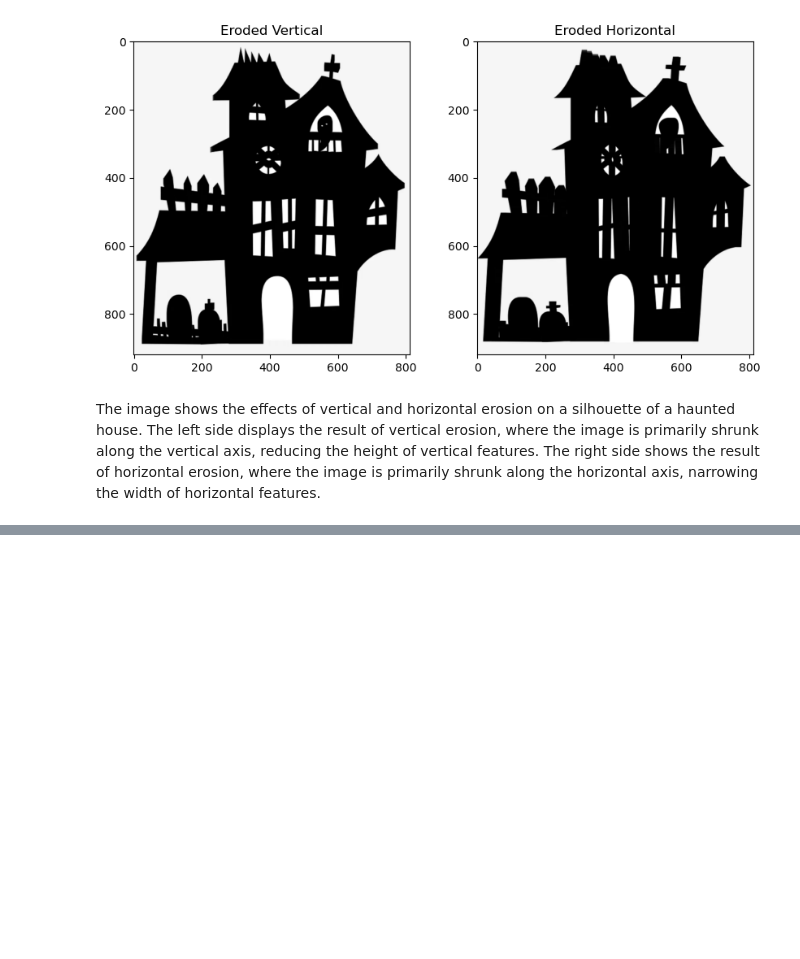
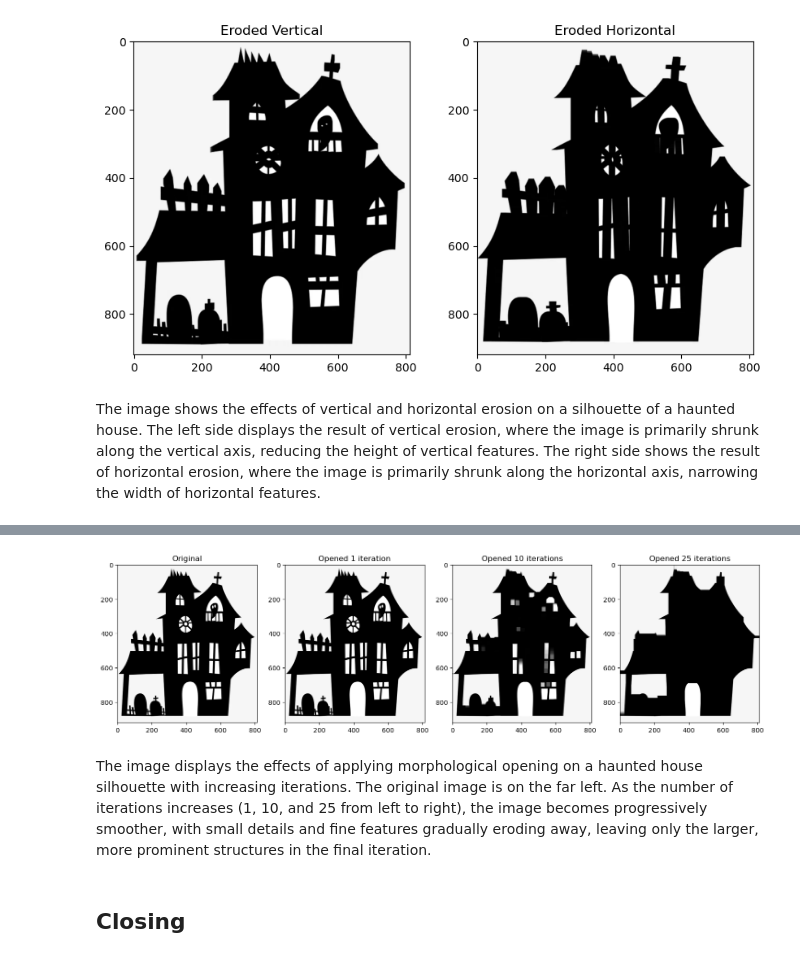
Before and after one commit to jacob-cunningham-ds/ece_2390, a Jupyter notebook: notes/02_lecture.ipynb, the cells around one changed output, grey strips where cells are left out. Cells and saved outputs as stored; diff of their text form; code cells hidden in the pictures; blank space fills up the shorter version.

Commit message:
updated thru opening

```diff
--- a/notes/02_lecture.ipynb
+++ b/notes/02_lecture.ipynb
@@ -90,0 +132,23 @@ This operation is useful for object detection by merging or connecting separate
+# %%
+# Create a 3x3 kernel for morphological operations
+kernel = np.ones((3,3), dtype=np.uint8)
+
+# Apply morphological opening (erosion followed by dilation)
+house_open_1 = cv2.morphologyEx(house_img, cv2.MORPH_OPEN, kernel, iterations=1)
+house_open_10 = cv2.morphologyEx(house_img,cv2.MORPH_OPEN,kernel,iterations=10)
+house_open_25 = cv2.morphologyEx(house_img,cv2.MORPH_OPEN,kernel,iterations=25)
+
+# Show the images
+plt.figure(figsize=[18, 5])
+
+plt.subplot(141);plt.imshow(house_img, cmap="gray");  plt.title("Original")
+plt.subplot(142);plt.imshow(house_open_1, cmap="gray");  plt.title("Opened 1 iteration")
+plt.subplot(143);plt.imshow(house_open_10, cmap="gray");plt.title("Opened 10 iterations")
+plt.subplot(144);plt.imshow(house_open_25, cmap="gray");plt.title("Opened 25 iterations")
+plt.show()
+# %% [output]
+[figure, added]
+# %% [markdown]
+The image displays the effects of applying morphological opening on a haunted house silhouette with increasing iterations. The original image is on the far left. As the number of iterations increases (1, 10, and 25 from left to right), the image becomes progressively smoother, with small details and fine features gradually eroding away, leaving only the larger, more prominent structures in the final iteration.
+# %% [markdown]
+## Closing
```
Also changed, not shown: parts of 8 cells of this notebook, 1 other file.
